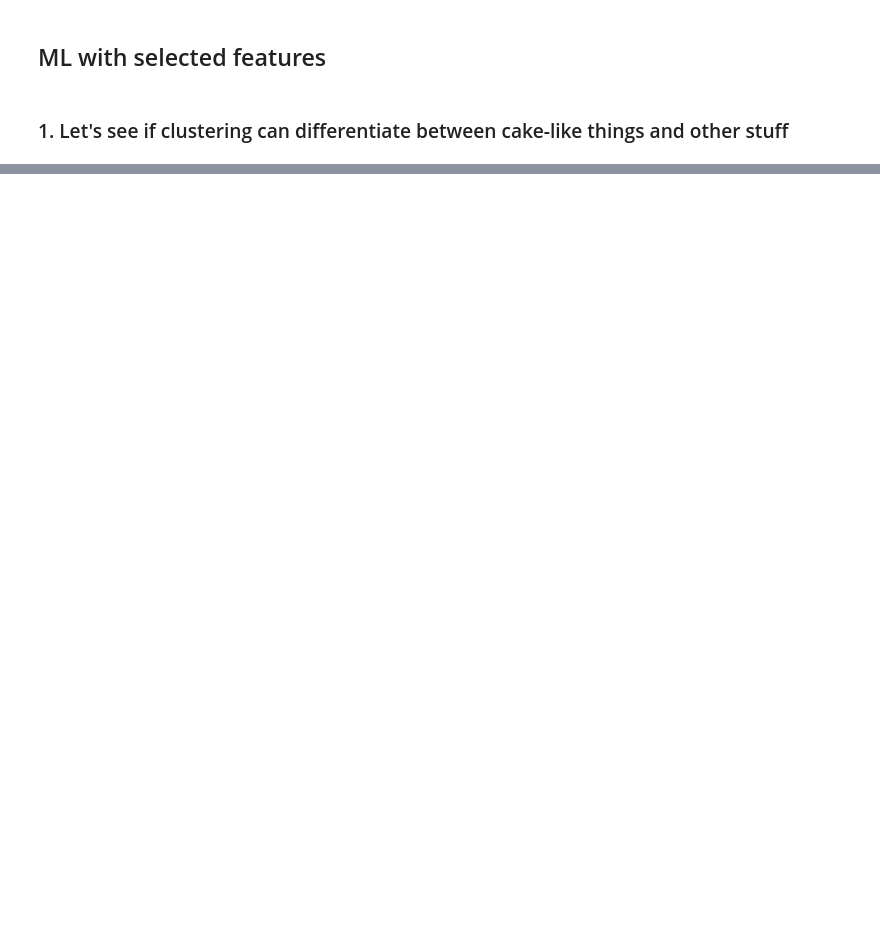
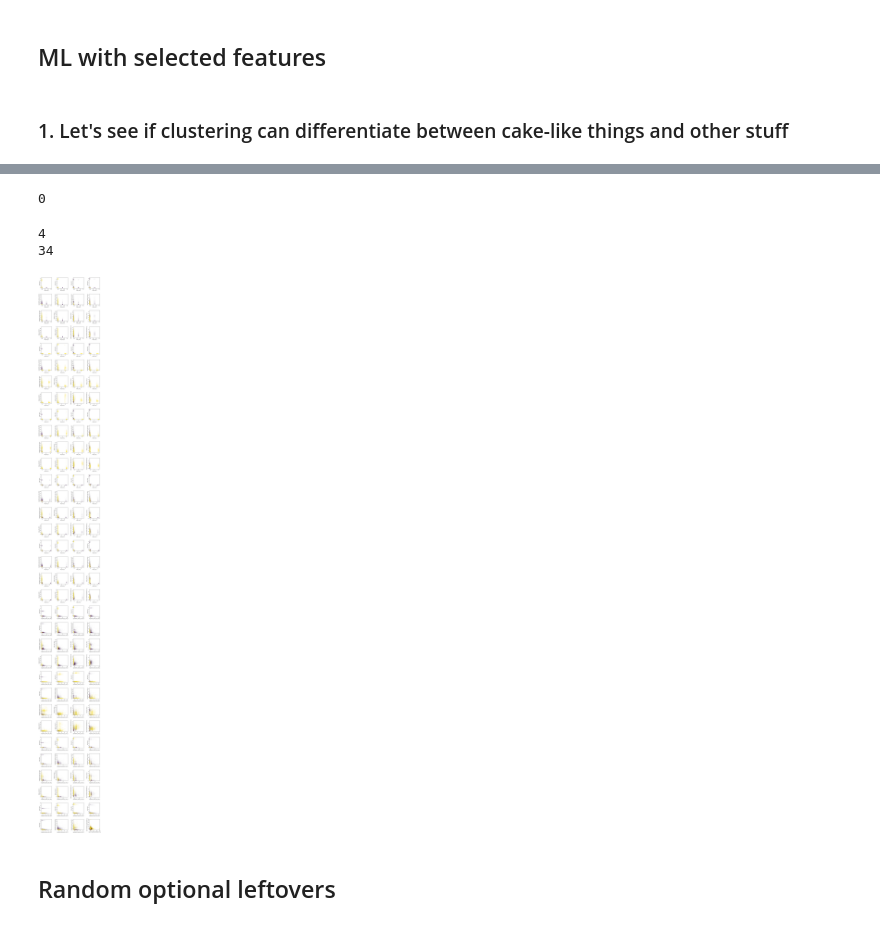
Before and after one commit to bkotryna/Allrecipes, a Jupyter notebook: ml.ipynb, the cells around one changed output, grey strips where cells are left out. Cells and saved outputs as stored; diff of their text form; code cells hidden in the pictures; blank space fills up the shorter version.

Commit message:
tinker w clustering: sqrt transform, normalise, make nicer scatter subplots. Why are there stripes in nmf plots?? Still cannot see much neat visual clustering of the two kmeans clusters

```diff
--- a/ml.ipynb
+++ b/ml.ipynb
@@ -1127,0 +1246,11 @@ array([[2.01175491e-02, 2.09670194e-01, 2.90876039e-02, 4.90538467e-02,
+# %%
+# which cluster is dominating
+
+if df_for_cake_clust['cluster_label'].sum() <= (len(df_for_cake_clust['cluster_label']) / 2):
+    dominant_cluster = 0
+else:
+    dominant_cluster = 1
+
+print(dominant_cluster)
+# %% [output]
+0
@@ -1127,0 +1261,67 @@ array([[2.01175491e-02, 2.09670194e-01, 2.90876039e-02, 4.90538467e-02,
+# %%
+# set up subplot numbers for plt
+
+n_plots_per_row = 4
+print(n_plots_per_row)
+
+# number of columns = n_plots / n_plots_per_row and round up
+n_plot_columns = n_plots // n_plots_per_row + (n_plots % n_plots_per_row > 0)
+print(n_plot_columns)
+# %% [output]
+4
+34
+# %%
+# get plotting
+
+fig, axs = plt.subplots(n_plot_columns, n_plots_per_row, figsize=(3*n_plots_per_row, 3*n_plot_columns), facecolor='w', edgecolor='k')
+fig.subplots_adjust(hspace=0.5, wspace=0.7)
+
+axs = axs.ravel()
+
+import matplotlib.pyplot as plt
+
+
+axis_i = 0
+# loop over columns
+for col1 in columns_to_plot:
+    x = df_for_cake_clust[col1].tolist()
+
+    for col2 in columns_to_plot:
+        if col2 != col1:
+            y = df_for_cake_clust[col2].tolist()
+
+            classes = df_for_cake_clust['cluster_label'].tolist()
+
+            unique = list(set(classes))
+            colors = [plt.cm.viridis(float(i)/max(unique)) for i in unique]
+            for i, u in enumerate(unique):
+                xi = [x[j] for j  in range(len(x)) if classes[j] == u]
+                yi = [y[j] for j  in range(len(x)) if classes[j] == u]
+
+                # adjust transparency: make the dominant cluster more transparent
+                # (Ig fishy, but else can be hard to see)
+                if u == dominant_cluster:
+                    alpha = 0.01
+                else:
+                    alpha = 0.05
+                axs[axis_i].scatter(xi, yi, color=colors[i], label=f'cluster_label = {str(u)}', alpha=alpha)
+
+                axs[axis_i].set_xlabel(f'{col1}')
+                axs[axis_i].set_ylabel(f'{col2}')
+                # plt.legend(bbox_to_anchor=(1.4, 1))
+
+                # show legend for the last plot - how??
+                # if axis_i == (n_plots - 1):
+
+
+            # don't want to overshoot, otherwise jupyter shows an unsightly error
+            # (that doesn't actually do anything bad, just doesn't look nice)
+            if axis_i < (n_plots - 1):
+                axis_i += 1
+
+plt.tight_layout()
+plt.show()
+# %% [output]
+[figure, added]
+# %% [markdown]
+## Random optional leftovers
```
Also changed, not shown: parts of 35 cells of this notebook.
